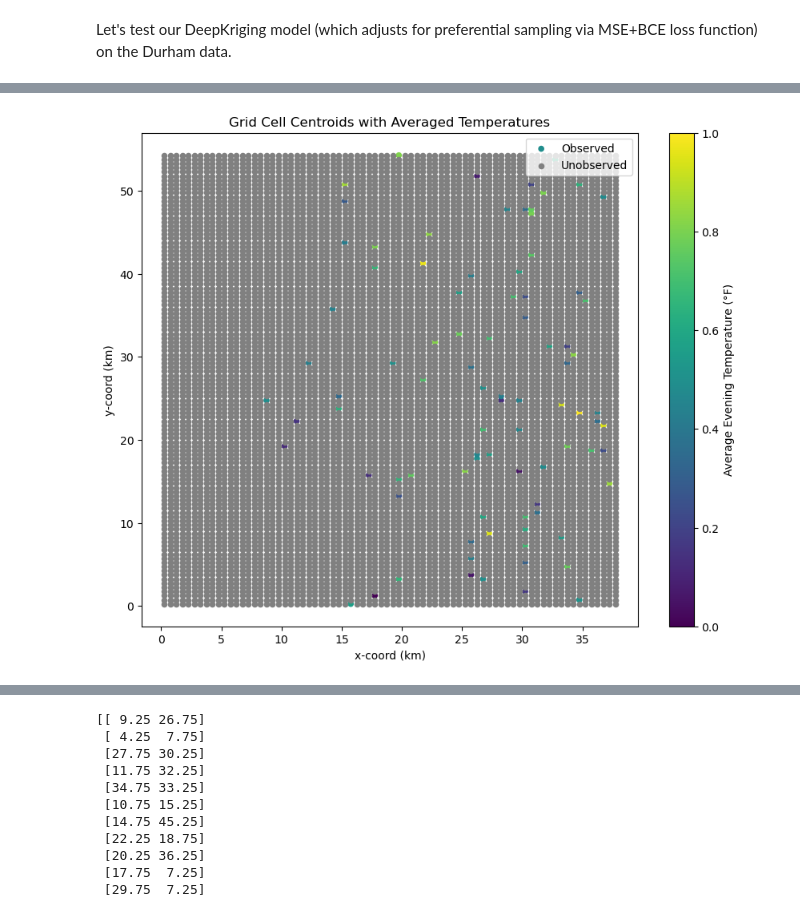
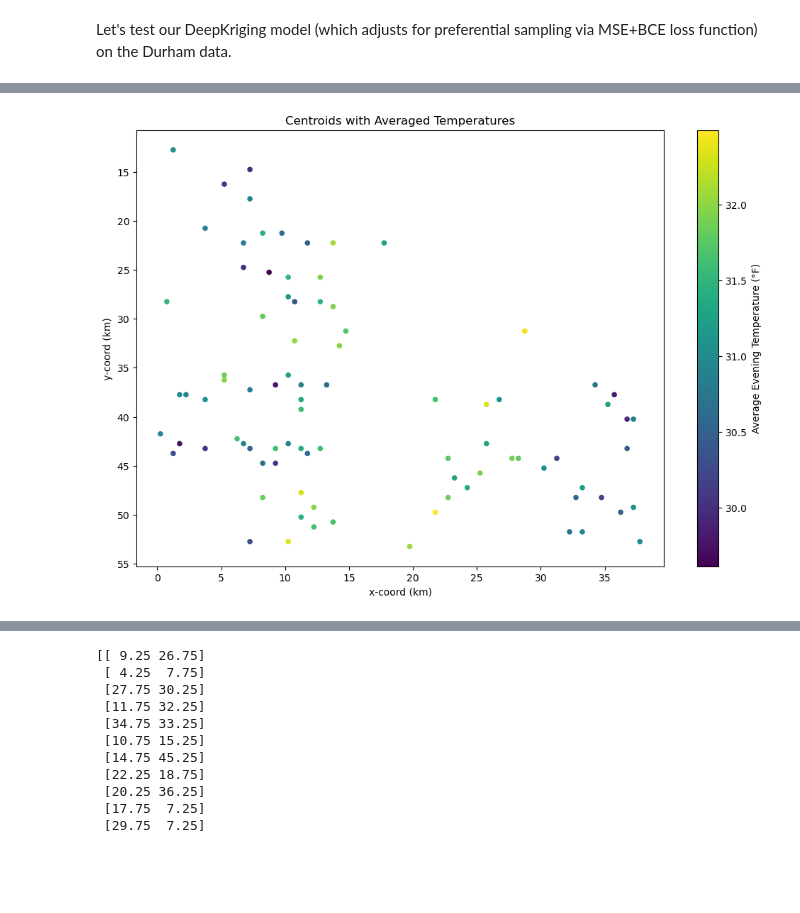
Before and after one commit to elliekkim/deep_ps, a Jupyter notebook: ps_on_durham/dk_ps_durham.ipynb, the cells around one changed output, grey strips where cells are left out. Drawn from its saved outputs; the diff is of its cells as text; code cells hidden in the pictures; blank space fills up the shorter version.

```diff
--- a/ps_on_durham/dk_ps_durham.ipynb
+++ b/ps_on_durham/dk_ps_durham.ipynb
@@ -44,20 +4,0 @@ plt.show()
-# %%
-import numpy as np
-
-# Load the data
-data = np.load('july2023_eve.npy')
-
-# Find non-NaN points and print them in the specified format
-non_nan_points = []
-for x in range(data.shape[0]):
-    for y in range(data.shape[1]):
-        if not np.isnan(data[x, y]):
-            non_nan_points.append(((x, y), data[x, y]))
-
-print(len(non_nan_points)) # This is how many observed points we have (88).
-
-# Extract the coordinates of the observed points
-# observed_coords = [point[0] for point in non_nan_points]
-# for point in observed_coords:
-#     print(point)
-# print(len(observed_coords)) # This is how many observed points we have (88).
@@ -113,71 +65,48 @@ plt.show()
 # %%
 # Okay great, now that we've overlayed the half-km by half-km grid over the data we can
 # plot the centroids and start plugging in the centroid data into the model.
 
 # Let's start by plotting the centroids of the 109x76 grid:
 
 import numpy as np
 import pandas as pd
 import matplotlib.pyplot as plt
 import geopandas as gpd
 from itertools import product
 
-data = np.load('july2023_eve.npy')
-
 # Define grid dimensions
-cells_y, cells_x = data.shape  # cells_y = 109, cells_x = 76 ??
+cells_y, cells_x = data.shape  # cells_y = 109, cells_x = 76
 resolution = 0.5  # Each cell represents a 0.5 km x 0.5 km area
 
-# Calculate centroids
+# Calculate centroids (one per grid cell)
 x_coords = np.arange(cells_x) * resolution + (resolution / 2)
 y_coords = np.arange(cells_y) * resolution + (resolution / 2)
-centroids = np.array(list(product(x_coords, y_coords)))
+centroids = np.array(list(product(y_coords, x_coords)))
 
-# Flatten the data to associate with centroids
-flattened_data = data.ravel()  # Convert data to 1D array to match centroids
-
-# Create a DataFrame with centroid coordinates and corresponding temperature values
+# Create a DataFrame with centroid coordinates
 df = pd.DataFrame({
-    'temp_avg': flattened_data,
     'x': centroids[:, 0],
     'y': centroids[:, 1]
 })
 
-# Convert to GeoDataFrame
-gdf = gpd.GeoDataFrame(
-    df,
-    geometry=gpd.points_from_xy(df['x'], df['y']),
-    crs="EPSG:4326"  # Use the appropriate CRS; adjust if necessary
-)
+flattened_coords = np.array([(y, x) for y in range(cells_y) for x in range(cells_x)])
+df['temp_avg'] = [data[y, x] for y, x in flattened_coords]
 
-# Compute grid_row and grid_col for each point
-gdf['grid_row'] = np.floor(gdf['y'] / resolution).astype(int)  # Use 'y' for grid_row
-gdf['grid_col'] = np.floor(gdf['x'] / resolution).astype(int)  # Use 'x' for grid_col
+# Visualize the centroids with their corresponding temperature values
+plt.figure(figsize=(12, 8))
 
-# Separate observed (non-NaN) and unobserved (NaN) points
-observed = gdf[~gdf['temp_avg'].isna()]  # Cells with observations
-unobserved = gdf[gdf['temp_avg'].isna()]  # Cells without observations
+# Scatter plot with temperature as color
+sc = plt.scatter(df['y'], df['x'], c=df['temp_avg'], cmap='viridis', s=20)
+plt.colorbar(sc, label="Average Evening Temperature (°F)")
 
-# Plot the centroids with temperature data
-plt.figure(figsize=(10, 8))
-plt.scatter(observed['x'], observed['y'], c=observed['temp_avg'], cmap='viridis', s=20, label='Observed')
-plt.scatter(unobserved['x'], unobserved['y'], color='gray', s=20, label='Unobserved')
-plt.colorbar(label="Average Evening Temperature (°F)")
+# Add labels and title
 plt.xlabel("x-coord (km)")
 plt.ylabel("y-coord (km)")
-plt.title("Grid Cell Centroids with Averaged Temperatures")
-plt.legend()
+plt.title("Centroids with Averaged Temperatures")
+
+# Invert the y-axis to match the grid's orientation (top-left origin)
+plt.gca().invert_yaxis()
+
 plt.show()
-
-# Extract all observed coordinates as a NumPy array of (x, y) pairs
-observed_coords = observed[['x', 'y']].to_numpy()
-
-# Optionally, convert to a list of tuples
-observed_coords_list = [tuple(coord) for coord in observed_coords]
-
-# # Print the observed coordinates
-# print("Observed Coordinates:")
-# for coord in observed_coords_list:
-#     print(coord)
 # %% [output]
-[figure, old version]
+[figure, new version]
```
Also changed, not shown: parts of 18 cells of this notebook.
